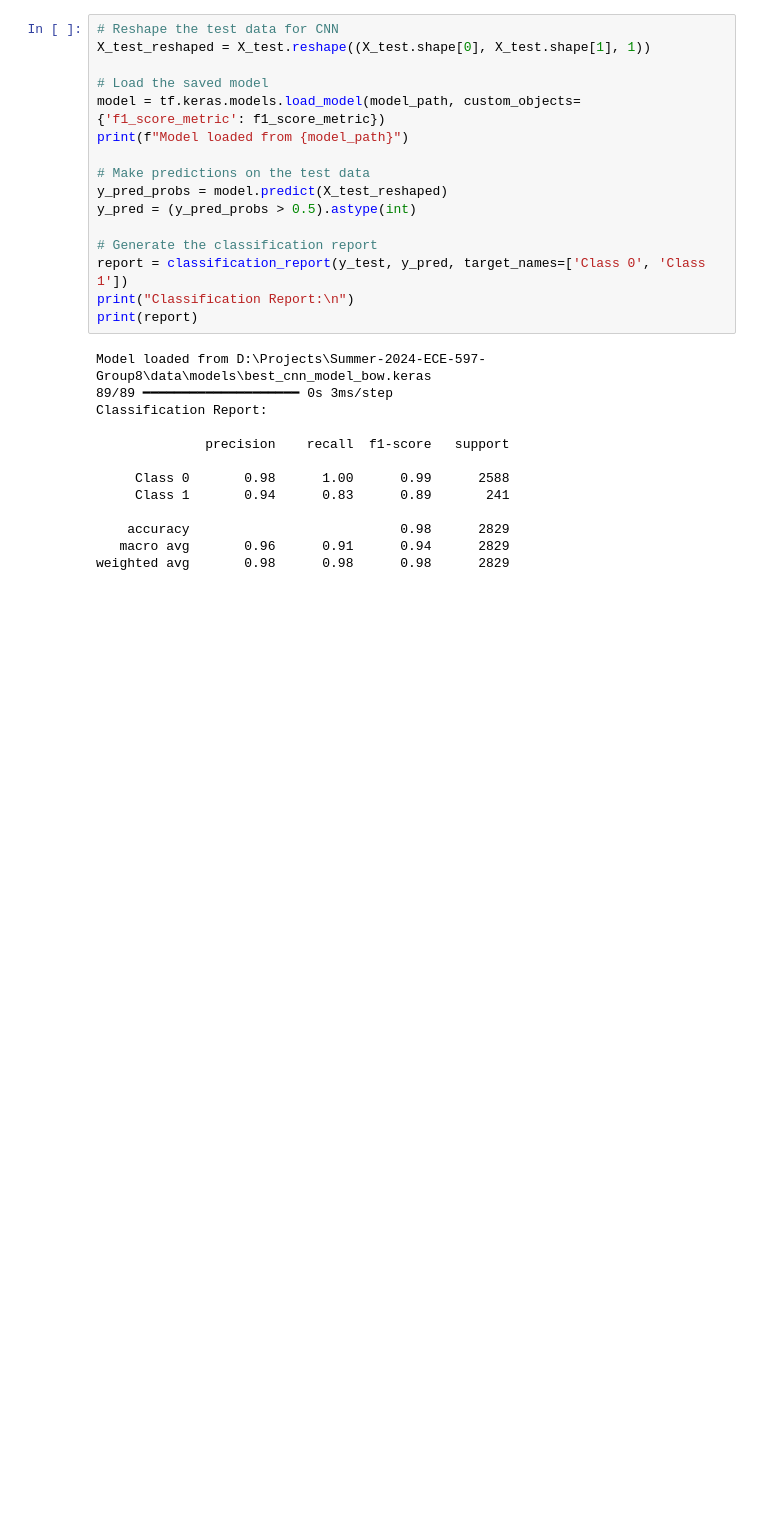
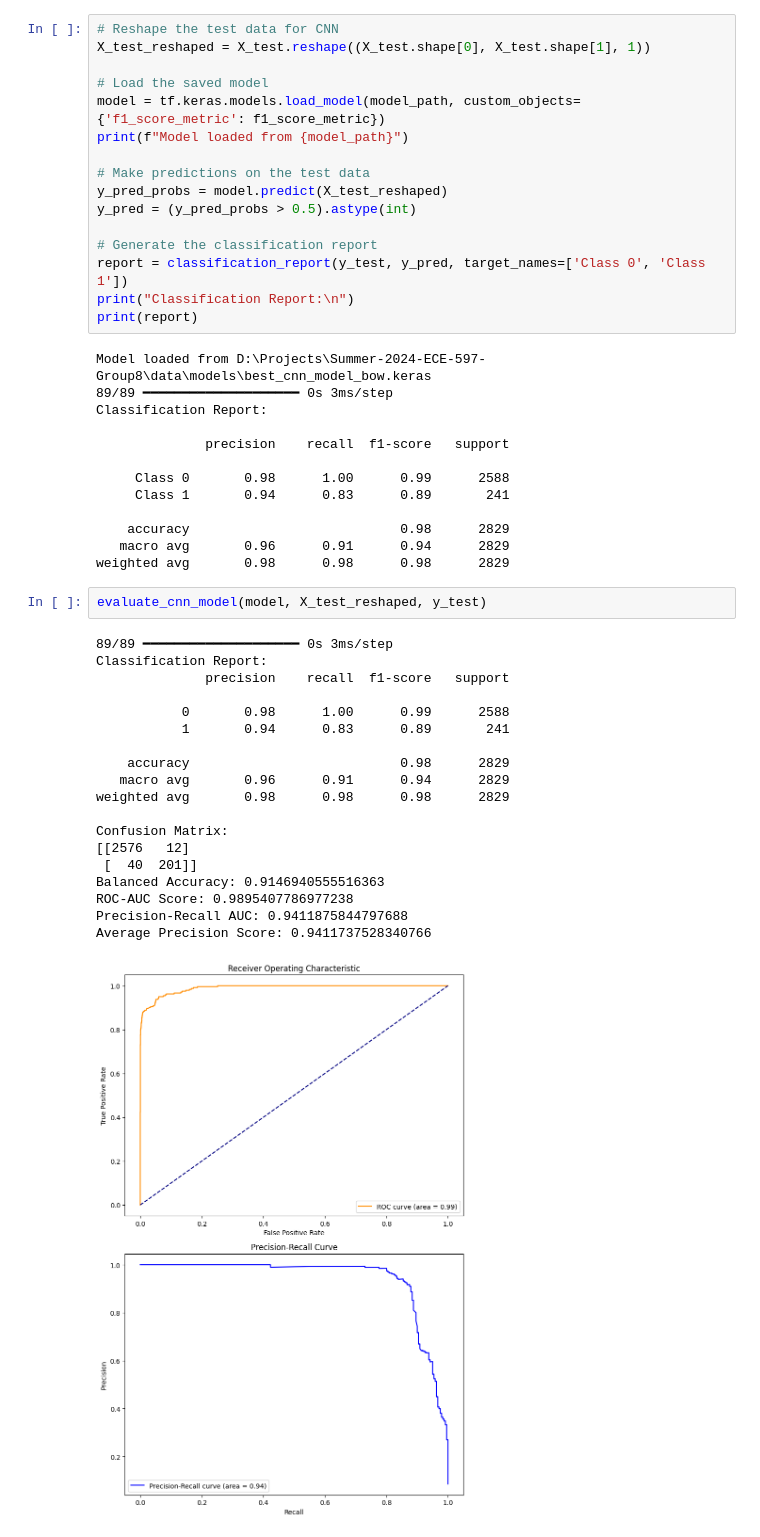
Before and after one commit to S-Cao1031/Summer-2024-ECE-597-Group8, a Jupyter notebook: Week7 - Model Selection/cnn_bow.ipynb, the cells around one changed output. Drawn from its saved outputs; the diff is of its cells as text; blank space fills up the shorter version.

```diff
--- a/Week7 - Model Selection/cnn_bow.ipynb
+++ b/Week7 - Model Selection/cnn_bow.ipynb
@@ -306,3 +367,25 @@ Classification Report:
     accuracy                           0.98      2829
    macro avg       0.96      0.91      0.94      2829
 weighted avg       0.98      0.98      0.98      2829
+# %%
+evaluate_cnn_model(model, X_test_reshaped, y_test)
+# %% [output]
+89/89 ━━━━━━━━━━━━━━━━━━━━ 0s 3ms/step
+Classification Report:
+              precision    recall  f1-score   support
+
+           0       0.98      1.00      0.99      2588
+           1       0.94      0.83      0.89       241
+
+    accuracy                           0.98      2829
+   macro avg       0.96      0.91      0.94      2829
+weighted avg       0.98      0.98      0.98      2829
+
+Confusion Matrix:
+[[2576   12]
+ [  40  201]]
+Balanced Accuracy: 0.9146940555516363
+ROC-AUC Score: 0.9895407786977238
+Precision-Recall AUC: 0.9411875844797688
+Average Precision Score: 0.9411737528340766
+[figure, added]
```
Also changed, not shown: parts of 4 cells of this notebook, 1 other file.
